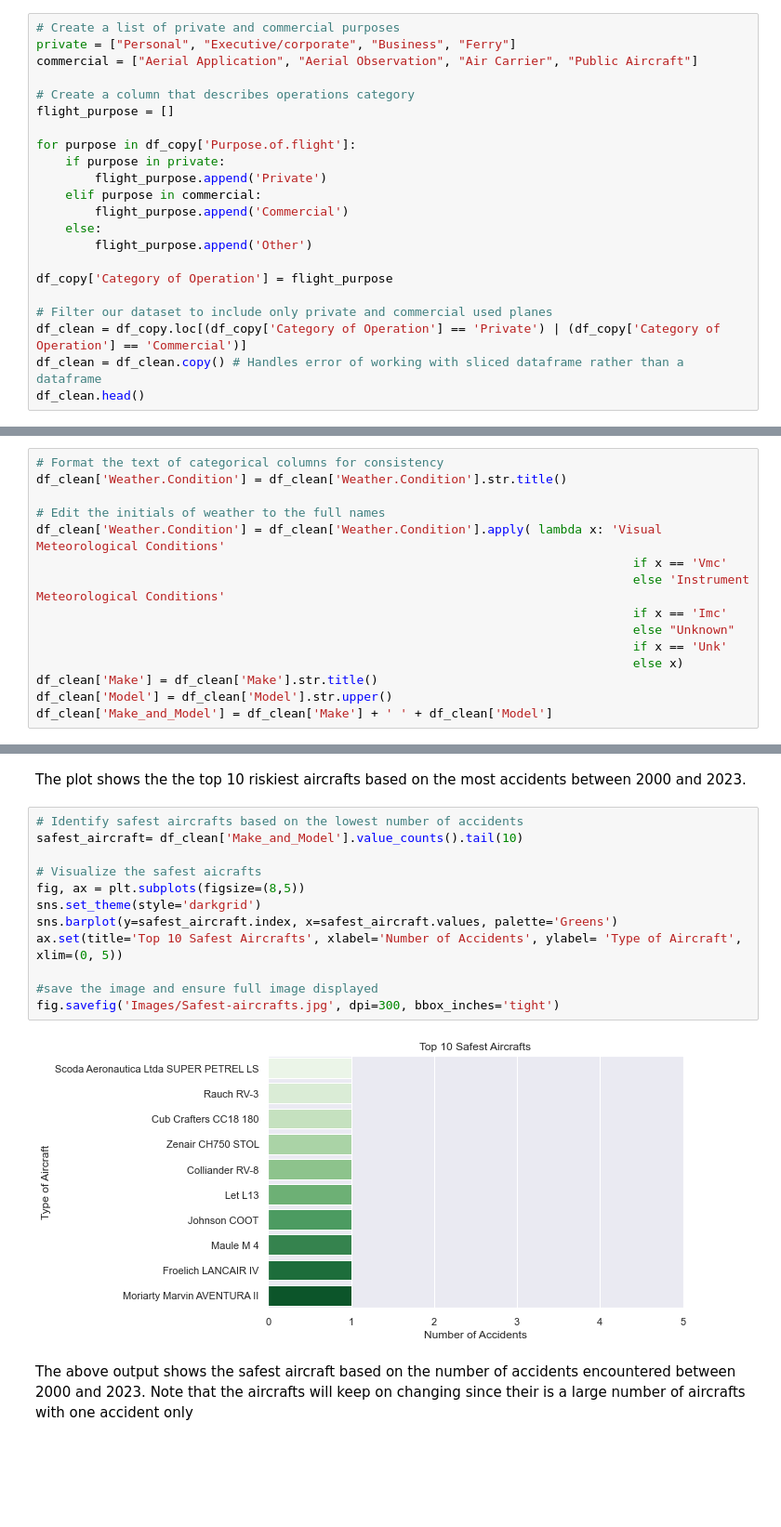
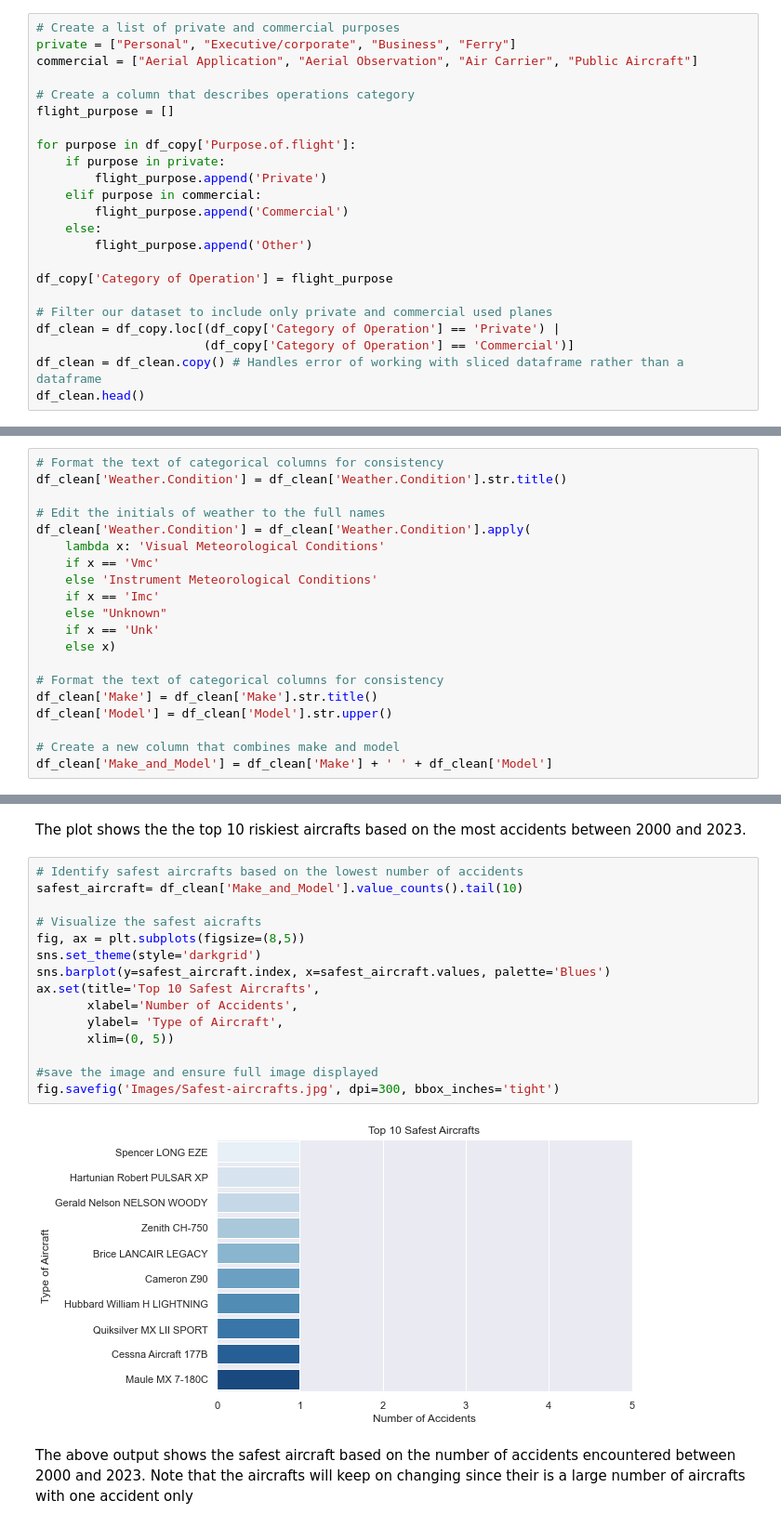
Before and after one commit to Patoh254code/Aviation_risk_analysis_Project, a Jupyter notebook: index.ipynb, the cells around one changed output, grey strips where cells are left out. Shown at 93% size. Saved outputs shown, nothing was run; the diff lists cells and outputs as text; blank space fills up the shorter version.

```diff
--- a/index.ipynb
+++ b/index.ipynb
@@ -199,7 +197,8 @@ for purpose in df_copy['Purpose.of.flight']:
 df_copy['Category of Operation'] = flight_purpose
 
 # Filter our dataset to include only private and commercial used planes
-df_clean = df_copy.loc[(df_copy['Category of Operation'] == 'Private') | (df_copy['Category of Operation'] == 'Commercial')]
+df_clean = df_copy.loc[(df_copy['Category of Operation'] == 'Private') |
+                       (df_copy['Category of Operation'] == 'Commercial')]
 df_clean = df_clean.copy() # Handles error of working with sliced dataframe rather than a dataframe
 df_clean.head()
 # %% [output]
@@ -217,15 +216,20 @@ The above code filters out all aircrafts that are were not utilized for private
 df_clean['Weather.Condition'] = df_clean['Weather.Condition'].str.title()
 
 # Edit the initials of weather to the full names
-df_clean['Weather.Condition'] = df_clean['Weather.Condition'].apply( lambda x: 'Visual Meteorological Conditions'
-                                                                                  if x == 'Vmc'
-                                                                                  else 'Instrument Meteorological Conditions'
-                                                                                  if x == 'Imc'
-                                                                                  else "Unknown"
-                                                                                  if x == 'Unk'
-                                                                                  else x)
+df_clean['Weather.Condition'] = df_clean['Weather.Condition'].apply(
+    lambda x: 'Visual Meteorological Conditions'
+    if x == 'Vmc'
+    else 'Instrument Meteorological Conditions'
+    if x == 'Imc'
+    else "Unknown"
+    if x == 'Unk'
+    else x)
+
+# Format the text of categorical columns for consistency
 df_clean['Make'] = df_clean['Make'].str.title()
 df_clean['Model'] = df_clean['Model'].str.upper()
+
+# Create a new column that combines make and model
 df_clean['Make_and_Model'] = df_clean['Make'] + ' ' + df_clean['Model']
 # %% [markdown]
 The above code edits the texts of the relevant columns to ensure consistency since python is case sensitive
@@ -255,17 +261,20 @@ The plot shows the the top 10 riskiest aircrafts based on the most accidents bet
 # %%
 # Identify safest aircrafts based on the lowest number of accidents
 safest_aircraft= df_clean['Make_and_Model'].value_counts().tail(10)
 
 # Visualize the safest aicrafts
 fig, ax = plt.subplots(figsize=(8,5))
 sns.set_theme(style='darkgrid')
-sns.barplot(y=safest_aircraft.index, x=safest_aircraft.values, palette='Greens')
-ax.set(title='Top 10 Safest Aircrafts', xlabel='Number of Accidents', ylabel= 'Type of Aircraft', xlim=(0, 5))
+sns.barplot(y=safest_aircraft.index, x=safest_aircraft.values, palette='Blues')
+ax.set(title='Top 10 Safest Aircrafts',
+       xlabel='Number of Accidents',
+       ylabel= 'Type of Aircraft',
+       xlim=(0, 5))
 
 #save the image and ensure full image displayed
 fig.savefig('Images/Safest-aircrafts.jpg', dpi=300, bbox_inches='tight')
 # %% [output]
-[figure, old version]
+[figure, new version]
 # %% [markdown]
 The above output shows the safest aircraft based on the number of accidents encountered between 2000 and 2023. Note that the aircrafts will keep on changing since their is a large number of aircrafts with one accident only
 # %% [markdown]
```
Also changed, not shown: parts of 8 cells of this notebook, 8 other files.
